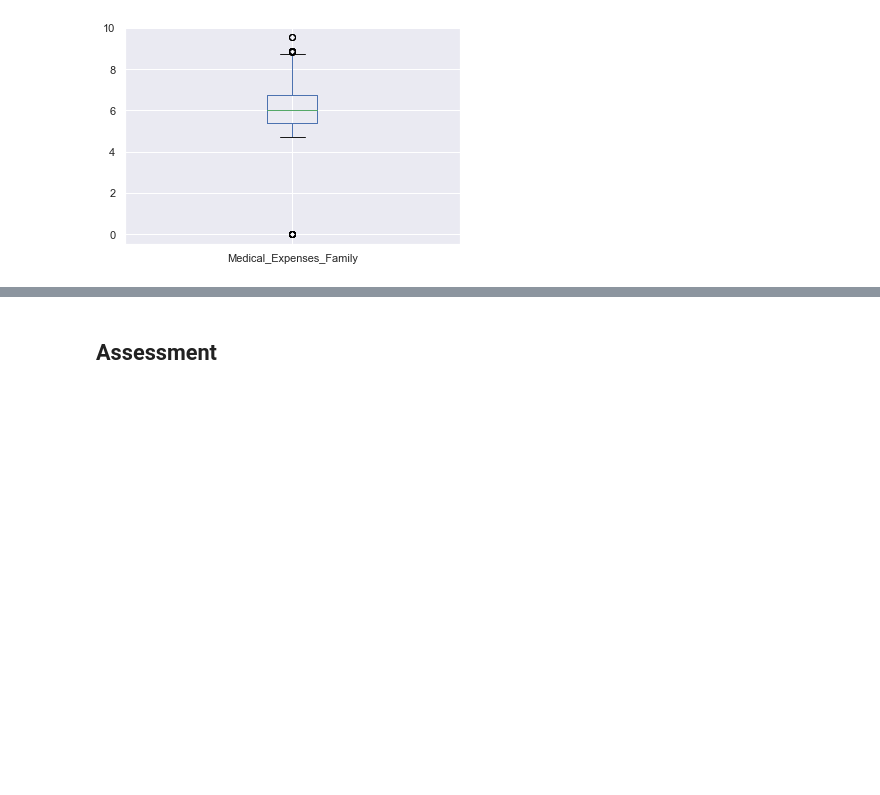
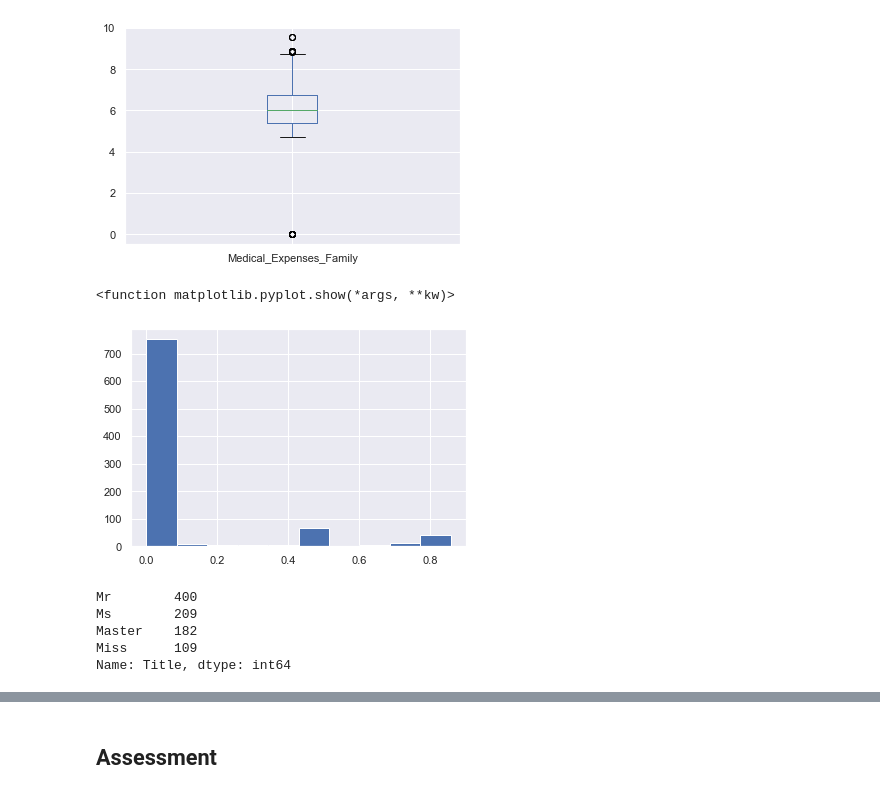
Before and after one commit to DavidSilva98/ML_project, a Jupyter notebook: group7.ipynb, the cells around one changed output, grey strips where cells are left out. Drawn from its saved outputs; the diff is of its cells as text; code cells hidden in the pictures; blank space fills up the shorter version.

```diff
--- a/group7.ipynb
+++ b/group7.ipynb
@@ -464,0 +473,40 @@ np.log(X_train["Medical_Expenses_Family"] + 1).plot(kind="box")
+# %%
+X_train["Age"]=X_train["Birthday_year"].apply(lambda x: 2020 - x) #give or take a year
+X_train["PediatricBinary"]=X_train["Age"].apply(lambda x: 1 if x <18 else 0) # if it's considered a pediatric case, may receive different attention
+X_train["3rd_Age_Binary"]=X_train["Age"].apply(lambda x: 1 if x >=65 else 0) # if it's considered a third age case, may receive less care in case of medical overwhelming
+
+familycount =X_train.Family_Case_ID.value_counts().to_dict()
+X_train["Family_Infected"]=X_train["Family_Case_ID"].map(familycount) # how many family members in record as infected ,1 equals only the patient
+del familycount
+
+X_train_w_dec=pd.concat([X_train, y_train], axis=1)
+deceasedfamcount=X_train_w_dec.loc[X_train_w_dec['Deceased'] == 1].Family_Case_ID.value_counts().to_dict()
+X_train["Family_Deceased"]=(X_train["Family_Case_ID"].map(deceasedfamcount)-1).fillna(0) # how many other family members in record as deceased, if -1 not apllied with would be we already know he dies
+del deceasedfamcount
+
+X_train["Dead_infected_ratio_family"]=X_train["Family_Deceased"]/X_train["Family_Infected"] # ratio of known deaths in the family
+
+
+
+
+#X_train["related_infected"]=
+# Solve some issues with existing features (e.g. high cardinality)
+# Family_Case_ID is promissing to find out relevant familiar relationships (e.g. if some familiar died or not)
+# We can analyze Name and obtain Title and Gender and Married
+# Age instead of Birth_year
+# Family infected (sum of parent or children and partner or siblings)     can we match this
+# %%
+X_train["Dead_infected_ratio_family"].hist()
+plt.show
+# %% [output]
+<function matplotlib.pyplot.show(*args, **kw)>
+[figure, added]
+# %%
+X_train[['Title','Name2']] = X_train['Name'].str.split('\\W',1,expand=True) # split on nonWord character
+X_train["Title"].value_counts()
+# %% [output]
+Mr        400
+Ms        209
+Master    182
+Miss      109
+Name: Title, dtype: int64
```
Also changed, not shown: parts of 17 cells of this notebook.
